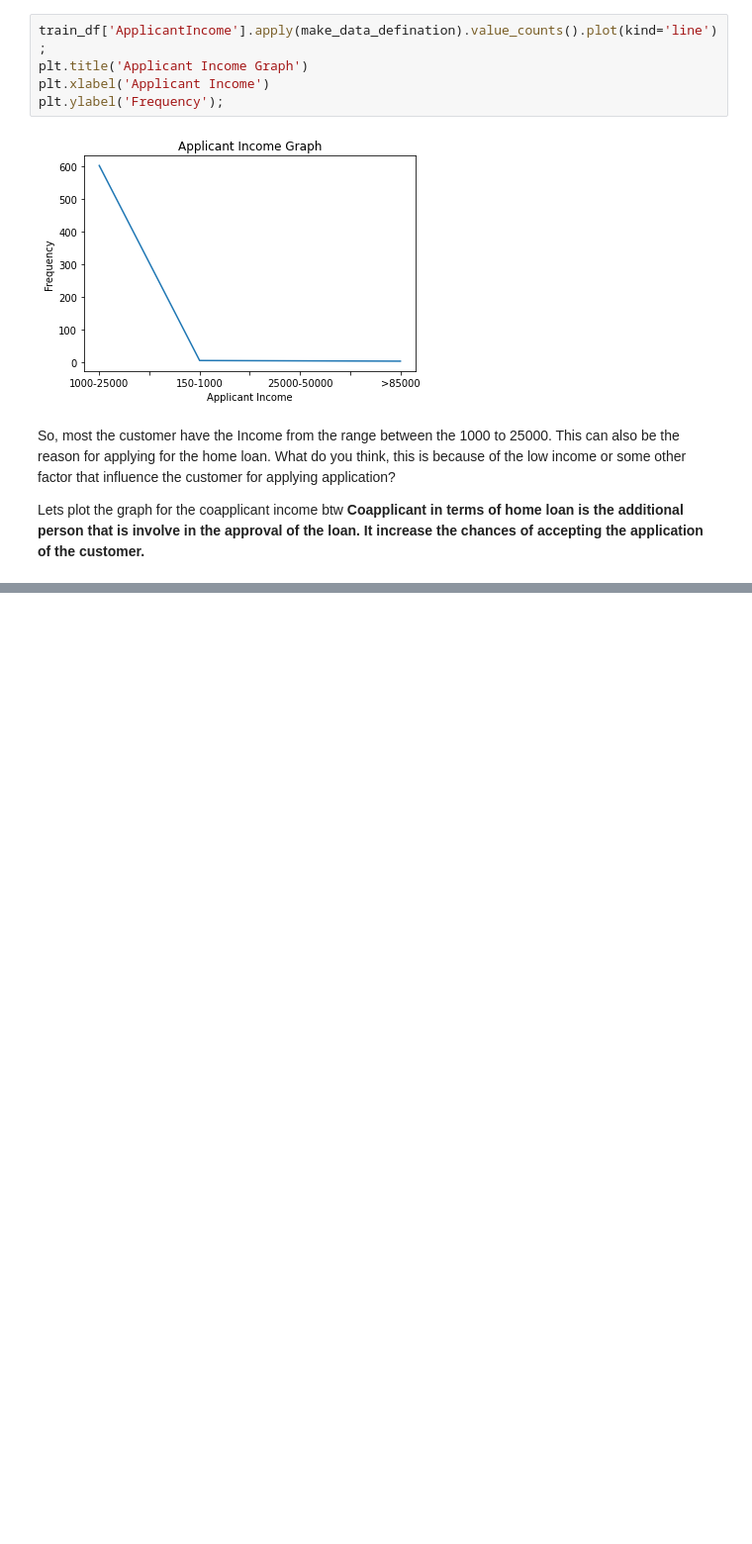
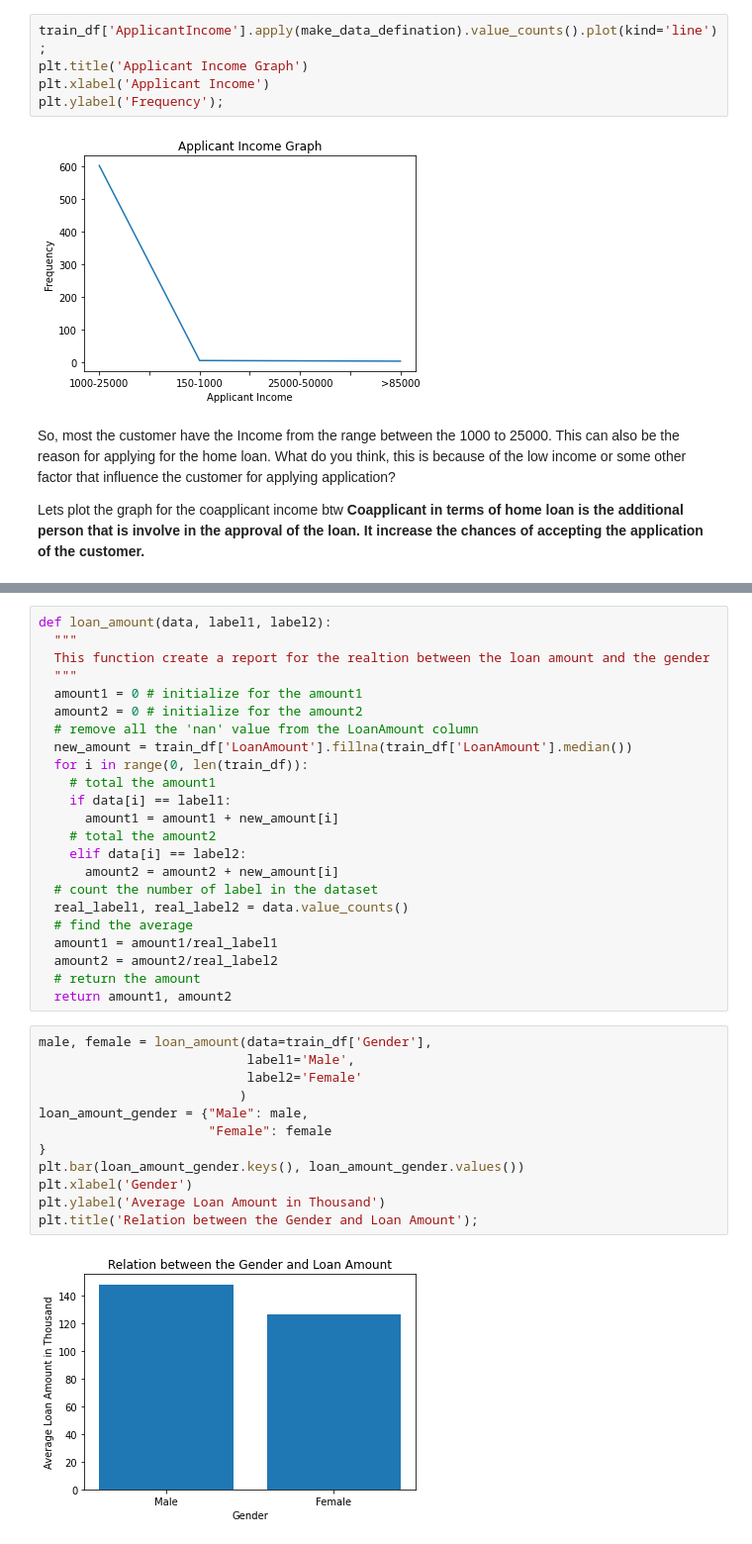
Before and after one commit to abhishek-vaish/home-loan-prediction, a Jupyter notebook: Home_Loan_Prediction.ipynb, the cells around one changed output, grey strips where cells are left out. Shown at 99% size. Drawn from its saved outputs; the diff is of its cells as text; blank space fills up the shorter version.

```diff
--- a/Home_Loan_Prediction.ipynb
+++ b/Home_Loan_Prediction.ipynb
@@ -240,0 +285,37 @@ Lets plot the graph for the coapplicant income btw **Coapplicant in terms of hom
+# %%
+def loan_amount(data, label1, label2):
+  """
+  This function create a report for the realtion between the loan amount and the gender
+  """
+  amount1 = 0 # initialize for the amount1
+  amount2 = 0 # initialize for the amount2
+  # remove all the 'nan' value from the LoanAmount column
+  new_amount = train_df['LoanAmount'].fillna(train_df['LoanAmount'].median())
+  for i in range(0, len(train_df)):
+    # total the amount1
+    if data[i] == label1:
+      amount1 = amount1 + new_amount[i]
+    # total the amount2
+    elif data[i] == label2:
+      amount2 = amount2 + new_amount[i]
+  # count the number of label in the dataset
+  real_label1, real_label2 = data.value_counts()
+  # find the average
+  amount1 = amount1/real_label1
+  amount2 = amount2/real_label2
+  # return the amount
+  return amount1, amount2
+# %%
+male, female = loan_amount(data=train_df['Gender'],
+                           label1='Male',
+                           label2='Female'
+                          )
+loan_amount_gender = {"Male": male,
+                      "Female": female
+}
+plt.bar(loan_amount_gender.keys(), loan_amount_gender.values())
+plt.xlabel('Gender')
+plt.ylabel('Average Loan Amount in Thousand')
+plt.title('Relation between the Gender and Loan Amount');
+# %% [output]
+[figure, added]
```
Also changed, not shown: parts of 11 cells of this notebook.
